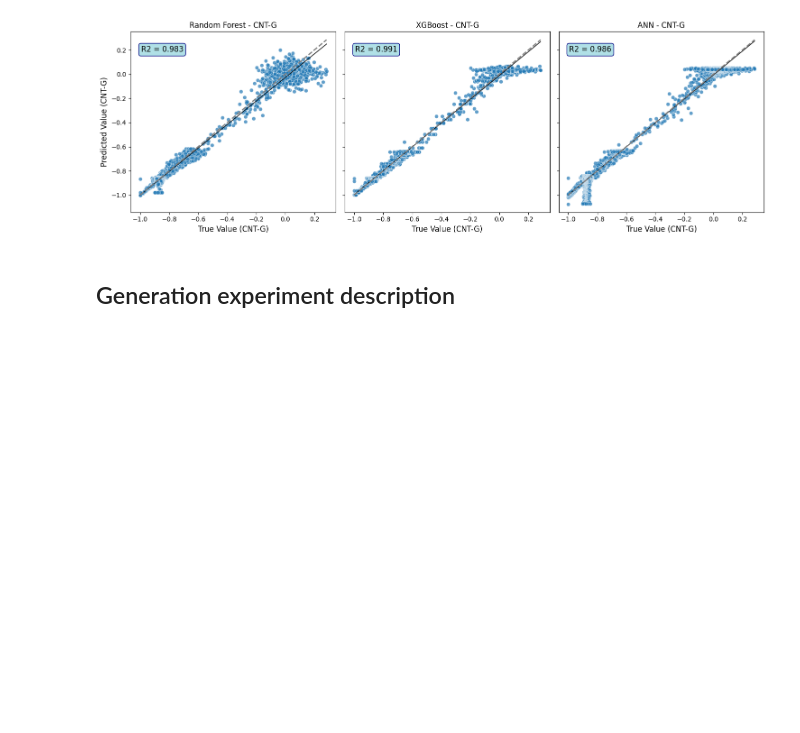
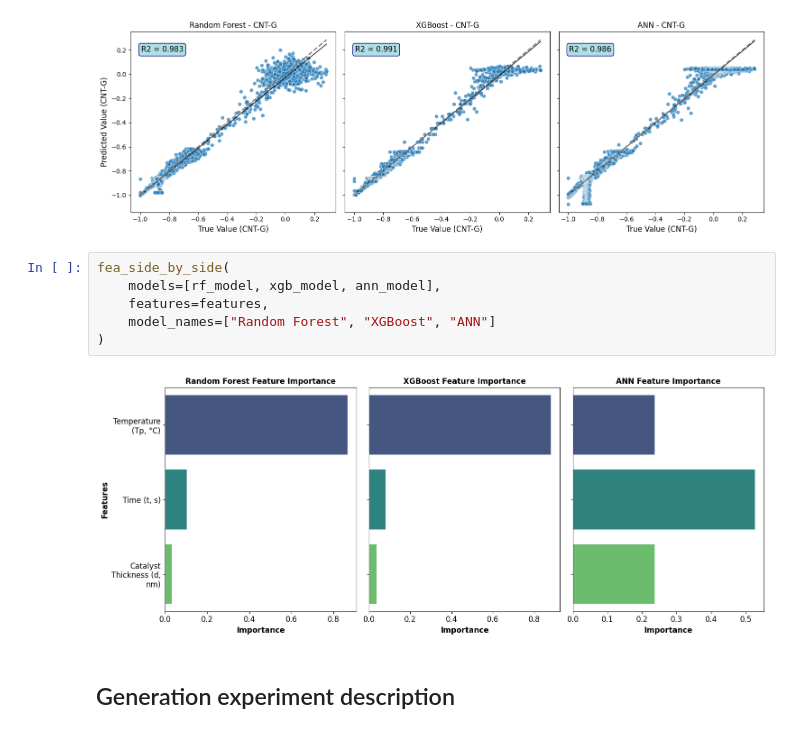
Before and after one commit to vaniseth/ARES-VIDURA, a Jupyter notebook: IL/IL-model.ipynb, the cells around one changed output. Cells and saved outputs as stored; diff of their text form; blank space fills up the shorter version.

Commit message:
add more new graph

```diff
--- a/IL/IL-model.ipynb
+++ b/IL/IL-model.ipynb
@@ -735,6 +735,14 @@ true_pred_plot_subplots(
 )
 # %% [output]
 [figure]
+# %%
+fea_side_by_side(
+    models=[rf_model, xgb_model, ann_model],
+    features=features,
+    model_names=["Random Forest", "XGBoost", "ANN"]
+)
+# %% [output]
+[figure, added]
 # %% [markdown]
 ## Generation experiment description
 # %%
```
Also changed, not shown: 6 other files.
